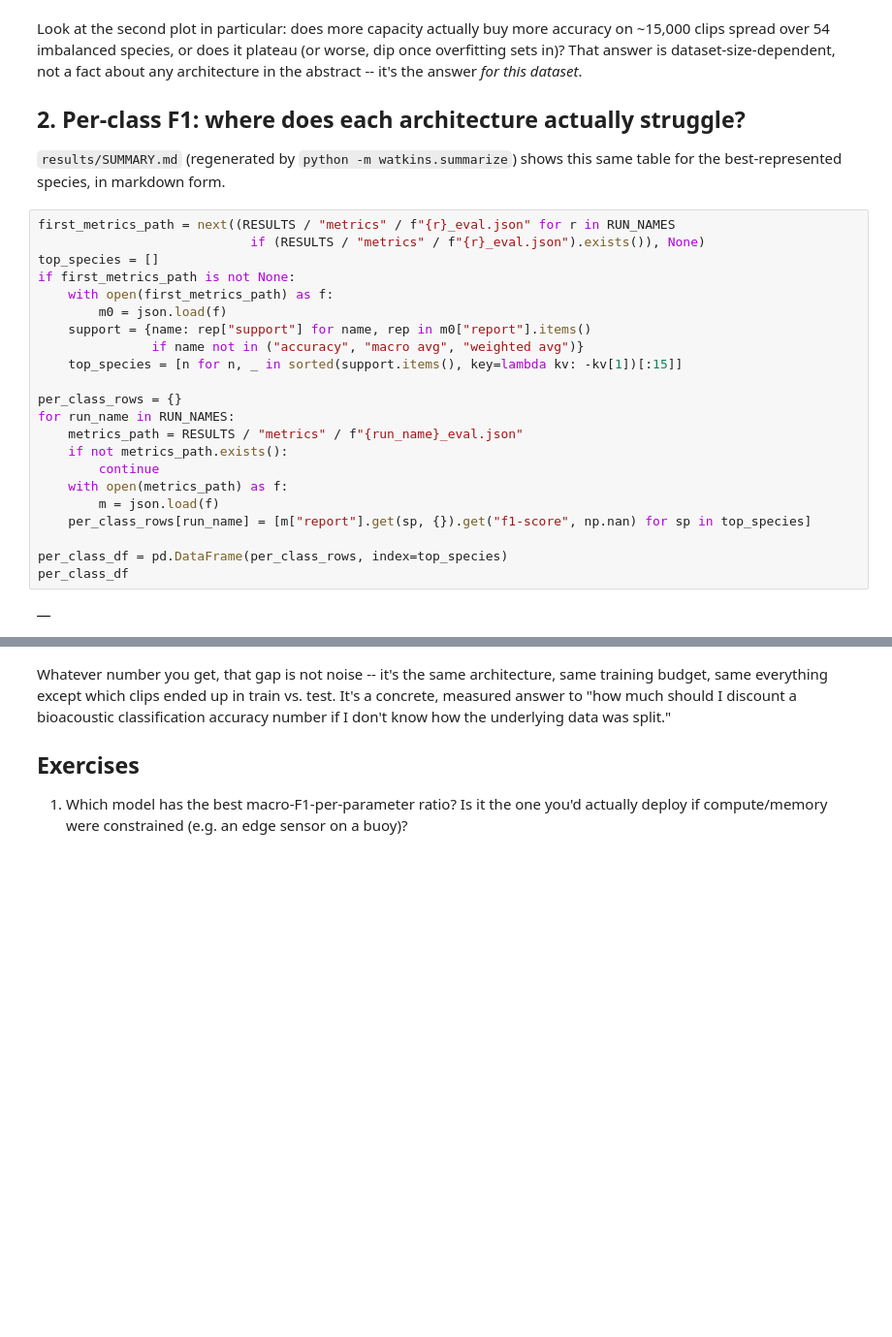
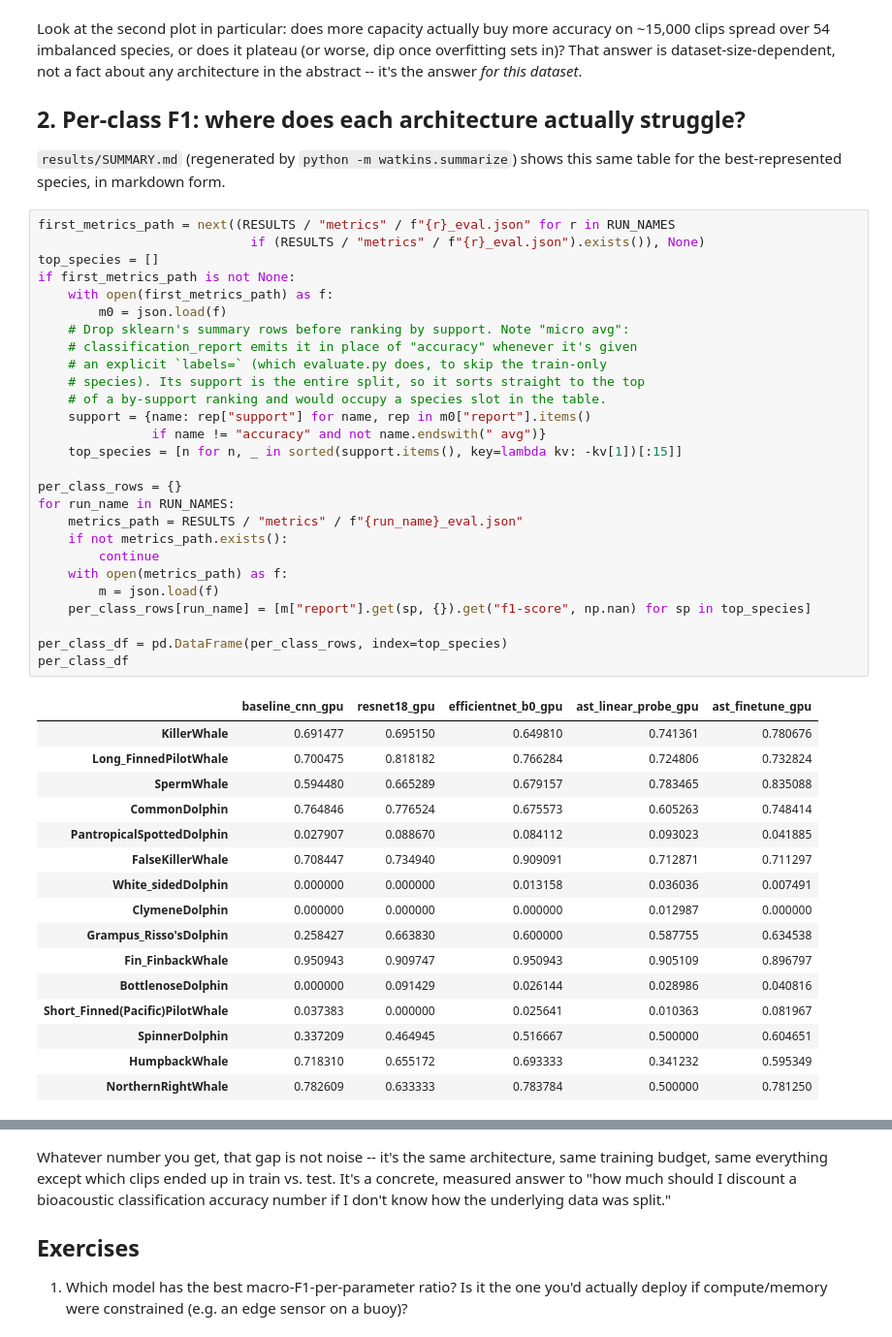
Before and after one commit to KJWesthoff/MarineMammals, a Jupyter notebook: notebooks/05_model_comparison.ipynb, the cells around one changed output, grey strips where cells are left out. Shown at 97% size. Drawn from its saved outputs; the diff is of its cells as text; blank space fills up the shorter version.

```diff
--- a/notebooks/05_model_comparison.ipynb
+++ b/notebooks/05_model_comparison.ipynb
@@ -173,27 +209,47 @@ this same table for the best-represented species, in markdown form.
 # %%
 first_metrics_path = next((RESULTS / "metrics" / f"{r}_eval.json" for r in RUN_NAMES
                             if (RESULTS / "metrics" / f"{r}_eval.json").exists()), None)
 top_species = []
 if first_metrics_path is not None:
     with open(first_metrics_path) as f:
         m0 = json.load(f)
+    # Drop sklearn's summary rows before ranking by support. Note "micro avg":
+    # classification_report emits it in place of "accuracy" whenever it's given
+    # an explicit `labels=` (which evaluate.py does, to skip the train-only
+    # species). Its support is the entire split, so it sorts straight to the top
+    # of a by-support ranking and would occupy a species slot in the table.
     support = {name: rep["support"] for name, rep in m0["report"].items()
-               if name not in ("accuracy", "macro avg", "weighted avg")}
+               if name != "accuracy" and not name.endswith(" avg")}
     top_species = [n for n, _ in sorted(support.items(), key=lambda kv: -kv[1])[:15]]
 
 per_class_rows = {}
 for run_name in RUN_NAMES:
     metrics_path = RESULTS / "metrics" / f"{run_name}_eval.json"
     if not metrics_path.exists():
         continue
     with open(metrics_path) as f:
         m = json.load(f)
     per_class_rows[run_name] = [m["report"].get(sp, {}).get("f1-score", np.nan) for sp in top_species]
 
 per_class_df = pd.DataFrame(per_class_rows, index=top_species)
 per_class_df
 # %% [output]
-|  |
+|  | baseline_cnn_gpu | resnet18_gpu | efficientnet_b0_gpu | ast_linear_probe_gpu | ast_finetune_gpu |
+| KillerWhale | 0.691477 | 0.695150 | 0.649810 | 0.741361 | 0.780676 |
+| Long_FinnedPilotWhale | 0.700475 | 0.818182 | 0.766284 | 0.724806 | 0.732824 |
+| SpermWhale | 0.594480 | 0.665289 | 0.679157 | 0.783465 | 0.835088 |
+| CommonDolphin | 0.764846 | 0.776524 | 0.675573 | 0.605263 | 0.748414 |
+| PantropicalSpottedDolphin | 0.027907 | 0.088670 | 0.084112 | 0.093023 | 0.041885 |
+| FalseKillerWhale | 0.708447 | 0.734940 | 0.909091 | 0.712871 | 0.711297 |
+| White_sidedDolphin | 0.000000 | 0.000000 | 0.013158 | 0.036036 | 0.007491 |
+| ClymeneDolphin | 0.000000 | 0.000000 | 0.000000 | 0.012987 | 0.000000 |
+| Grampus_Risso'sDolphin | 0.258427 | 0.663830 | 0.600000 | 0.587755 | 0.634538 |
+| Fin_FinbackWhale | 0.950943 | 0.909747 | 0.950943 | 0.905109 | 0.896797 |
+| BottlenoseDolphin | 0.000000 | 0.091429 | 0.026144 | 0.028986 | 0.040816 |
+| Short_Finned(Pacific)PilotWhale | 0.037383 | 0.000000 | 0.025641 | 0.010363 | 0.081967 |
+| SpinnerDolphin | 0.337209 | 0.464945 | 0.516667 | 0.500000 | 0.604651 |
+| HumpbackWhale | 0.718310 | 0.655172 | 0.693333 | 0.341232 | 0.595349 |
+| NorthernRightWhale | 0.782609 | 0.633333 | 0.783784 | 0.500000 | 0.781250 |
 # %%
 if per_class_df.empty:
     print("No evaluated checkpoints yet -- run the commands from section 1 first.")
```
Also changed, not shown: parts of 6 cells of this notebook.
